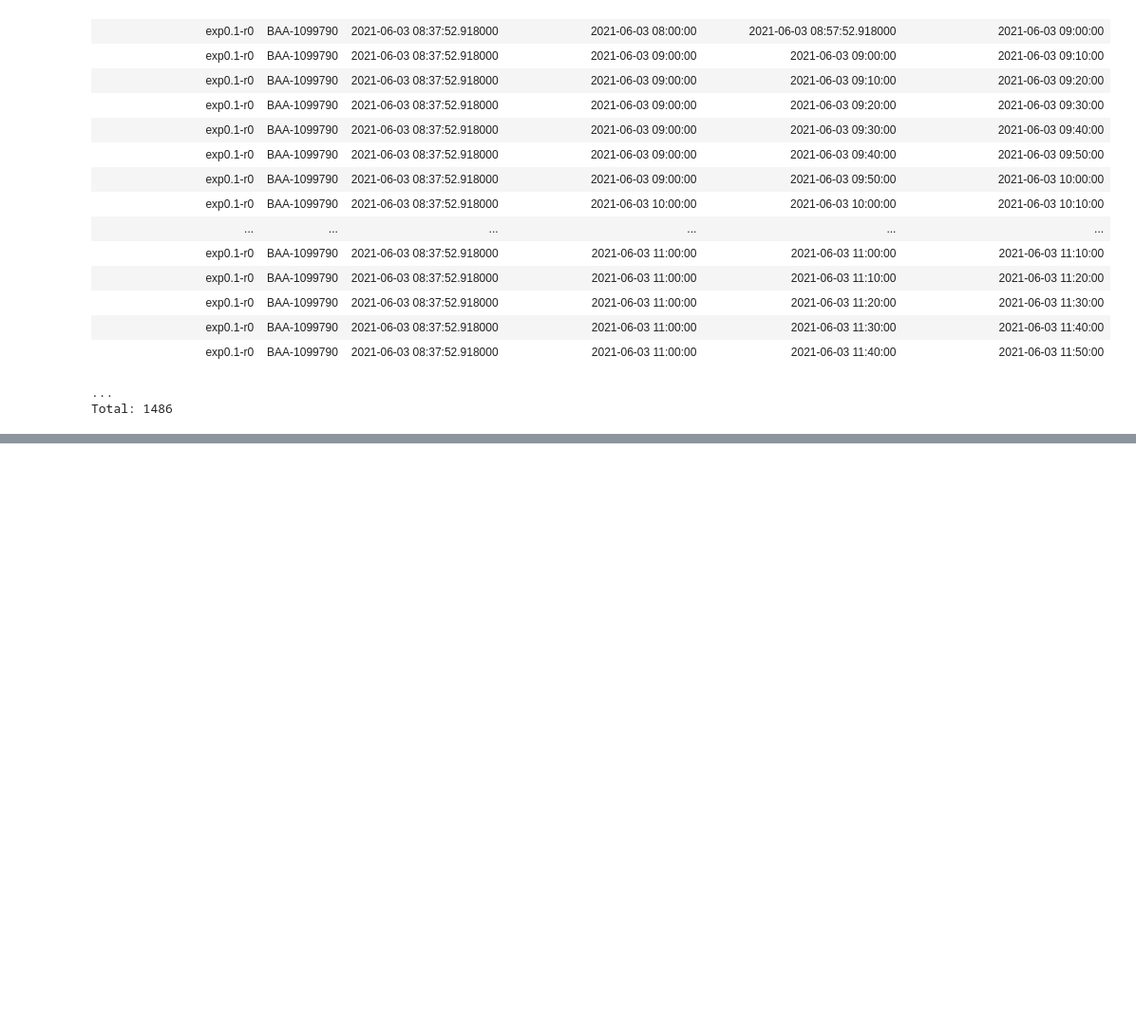
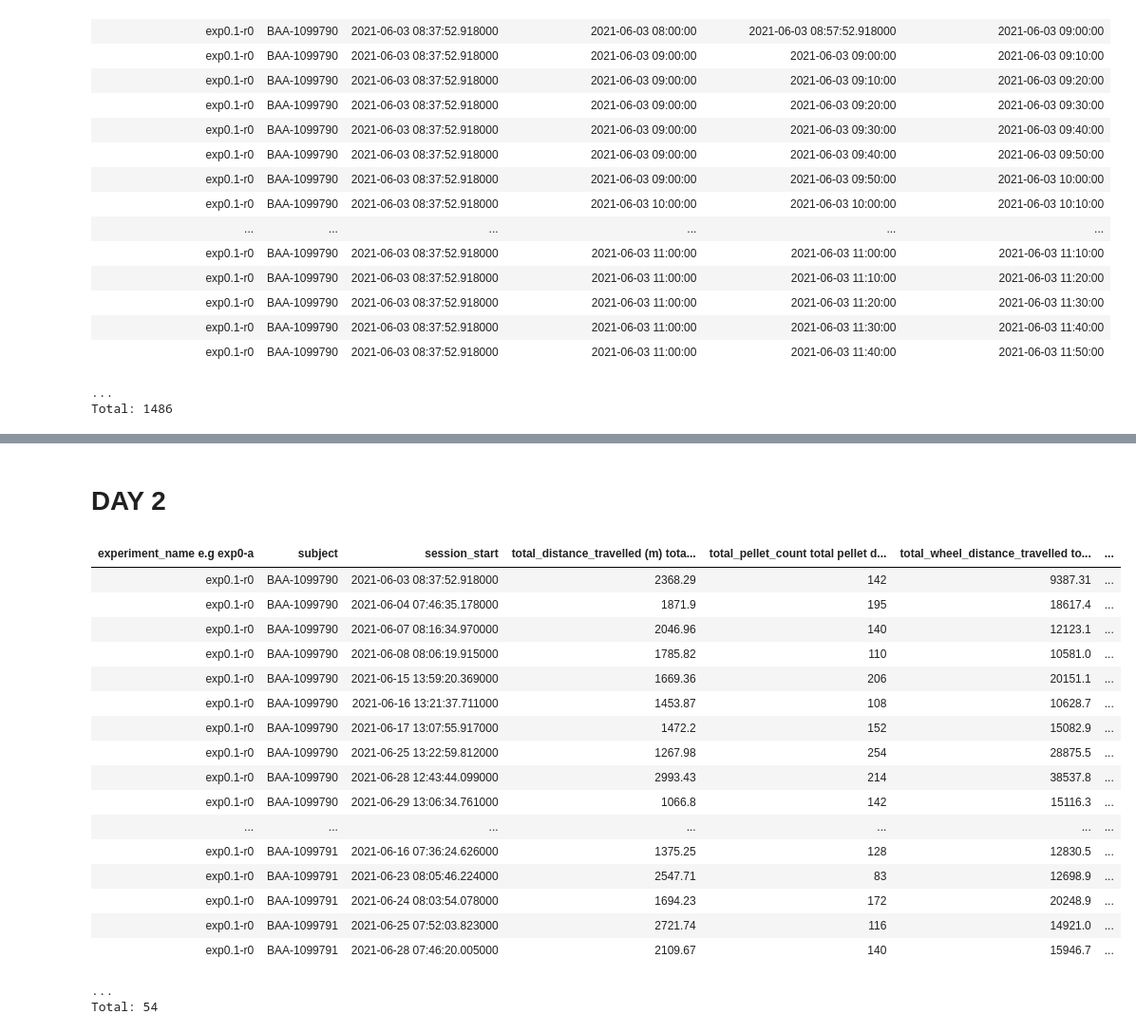
Before and after one commit to SainsburyWellcomeCentre/aeon_mecha, a Jupyter notebook: notebooks/Example_queries_exp0.1_b.ipynb, the cells around one changed output, grey strips where cells are left out. Shown at 95% size. Cells and saved outputs as stored; diff of their text form; code cells hidden in the pictures; blank space fills up the shorter version.

```diff
--- a/notebooks/Example_queries_exp0.1_b.ipynb
+++ b/notebooks/Example_queries_exp0.1_b.ipynb
@@ -251,0 +138,24 @@ for x, y in zip(patchx, patchy):
+# %% [markdown]
+ # DAY 2
+# %%
+analysis.SessionSummary()
+# %% [output]
+| experiment_name e.g exp0-a | subject | session_start | total_distance_travelled (m) tota... | total_pellet_count total pellet d... | total_wheel_distance_travelled to... | ... |
+| exp0.1-r0 | BAA-1099790 | 2021-06-03 08:37:52.918000 | 2368.29 | 142 | 9387.31 | ... |
+| exp0.1-r0 | BAA-1099790 | 2021-06-04 07:46:35.178000 | 1871.9 | 195 | 18617.4 | ... |
+| exp0.1-r0 | BAA-1099790 | 2021-06-07 08:16:34.970000 | 2046.96 | 140 | 12123.1 | ... |
+| exp0.1-r0 | BAA-1099790 | 2021-06-08 08:06:19.915000 | 1785.82 | 110 | 10581.0 | ... |
+| exp0.1-r0 | BAA-1099790 | 2021-06-15 13:59:20.369000 | 1669.36 | 206 | 20151.1 | ... |
+| exp0.1-r0 | BAA-1099790 | 2021-06-16 13:21:37.711000 | 1453.87 | 108 | 10628.7 | ... |
+| exp0.1-r0 | BAA-1099790 | 2021-06-17 13:07:55.917000 | 1472.2 | 152 | 15082.9 | ... |
+| exp0.1-r0 | BAA-1099790 | 2021-06-25 13:22:59.812000 | 1267.98 | 254 | 28875.5 | ... |
+| exp0.1-r0 | BAA-1099790 | 2021-06-28 12:43:44.099000 | 2993.43 | 214 | 38537.8 | ... |
+| exp0.1-r0 | BAA-1099790 | 2021-06-29 13:06:34.761000 | 1066.8 | 142 | 15116.3 | ... |
+| ... | ... | ... | ... | ... | ... | ... |
+| exp0.1-r0 | BAA-1099791 | 2021-06-16 07:36:24.626000 | 1375.25 | 128 | 12830.5 | ... |
+| exp0.1-r0 | BAA-1099791 | 2021-06-23 08:05:46.224000 | 2547.71 | 83 | 12698.9 | ... |
+| exp0.1-r0 | BAA-1099791 | 2021-06-24 08:03:54.078000 | 1694.23 | 172 | 20248.9 | ... |
+| exp0.1-r0 | BAA-1099791 | 2021-06-25 07:52:03.823000 | 2721.74 | 116 | 14921.0 | ... |
+| exp0.1-r0 | BAA-1099791 | 2021-06-28 07:46:20.005000 | 2109.67 | 140 | 15946.7 | ... |
+...
+Total: 54
```
Also changed, not shown: parts of 34 cells of this notebook.
